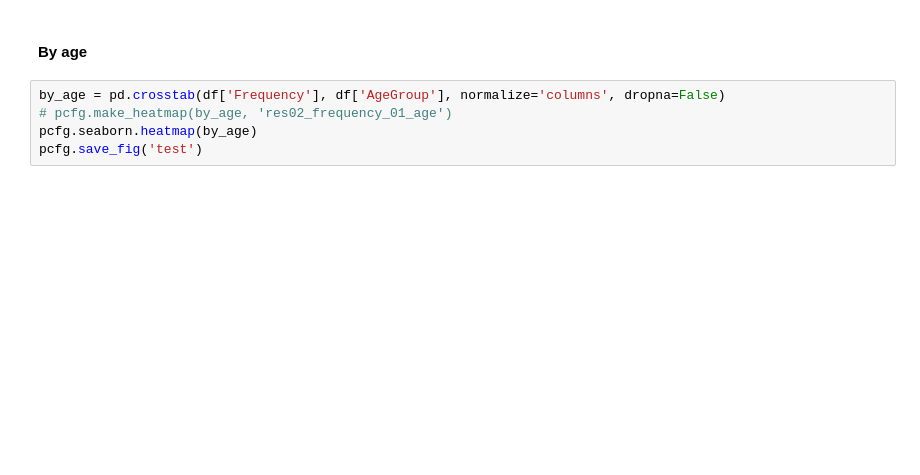
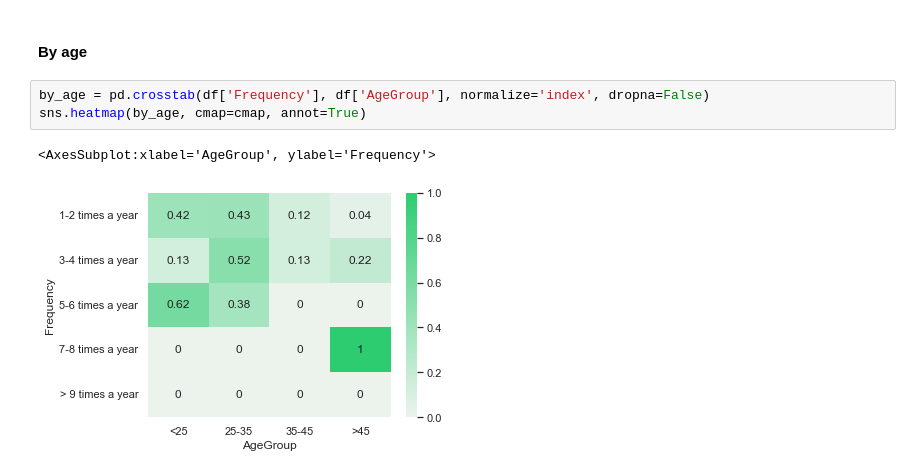
Before and after one commit to mksoc/thesis_data_analysis, a Jupyter notebook: src/survey_analysis.ipynb, the cells around one changed output. Saved outputs shown, nothing was run; the diff lists cells and outputs as text; blank space fills up the shorter version.

Commit message:
Finished crosstabs

```diff
--- a/src/survey_analysis.ipynb
+++ b/src/survey_analysis.ipynb
@@ -593,7 +606,8 @@ pcfg.save_fig('res02_frequency_00')
 # %% [markdown]
 #### By age
 # %%
-by_age = pd.crosstab(df['Frequency'], df['AgeGroup'], normalize='columns', dropna=False)
-# pcfg.make_heatmap(by_age, 'res02_frequency_01_age')
-pcfg.seaborn.heatmap(by_age)
-pcfg.save_fig('test')
+by_age = pd.crosstab(df['Frequency'], df['AgeGroup'], normalize='index', dropna=False)
+sns.heatmap(by_age, cmap=cmap, annot=True)
+# %% [output]
+<AxesSubplot:xlabel='AgeGroup', ylabel='Frequency'>
+[figure, added]
```
Also changed, not shown: parts of 57 cells of this notebook.
